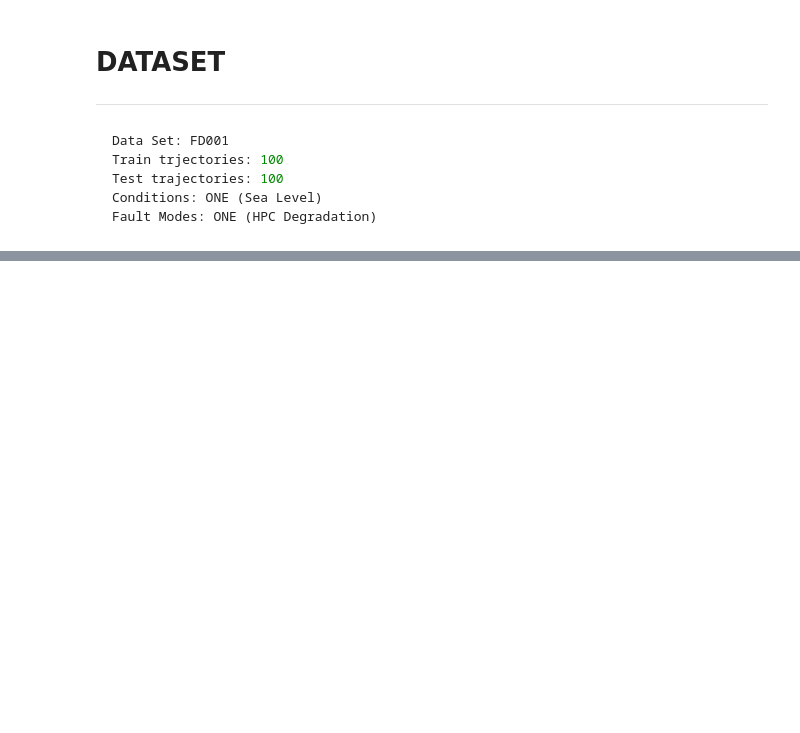
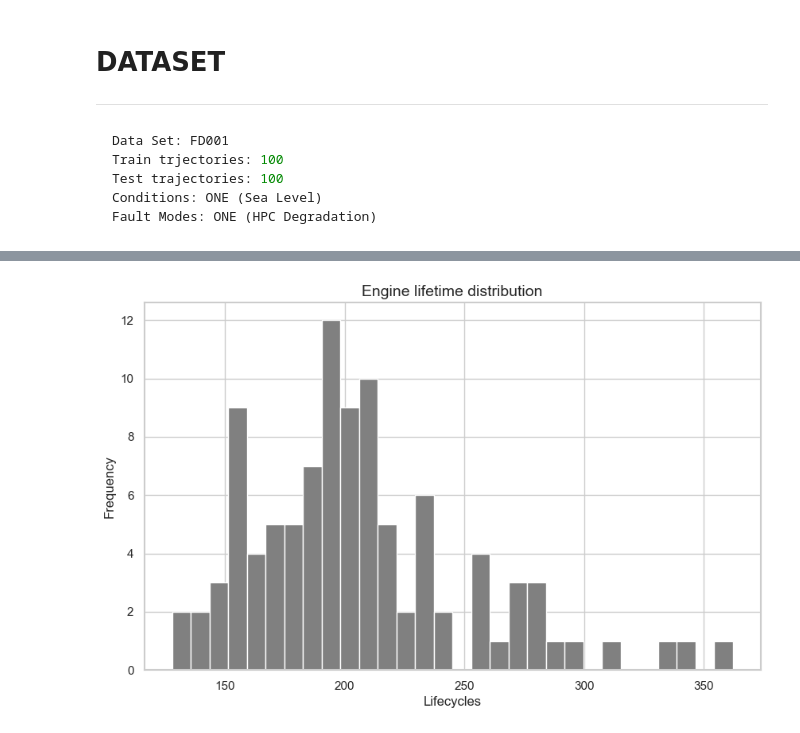
Before and after one commit to iKebb/IronHack-Final-Project, a Jupyter notebook: notebooks/01_eda_fd001.ipynb, the cells around one changed output, grey strips where cells are left out. Saved outputs shown, nothing was run; the diff lists cells and outputs as text; code cells hidden in the pictures; blank space fills up the shorter version.

```diff
--- a/notebooks/01_eda_fd001.ipynb
+++ b/notebooks/01_eda_fd001.ipynb
@@ -133,0 +295,10 @@ Data Checking
+# %%
+plt.figure(figsize=(10, 6))
+FD001_df.groupby("unit")["cycle"].max().hist(bins=30, color="gray")
+plt.title("Engine lifetime distribution")
+plt.xlabel("Lifecycles")
+plt.ylabel("Frequency")
+plt.grid(True)
+plt.show()
+# %% [output]
+[figure, added]
```
Also changed, not shown: parts of 33 cells of this notebook.
